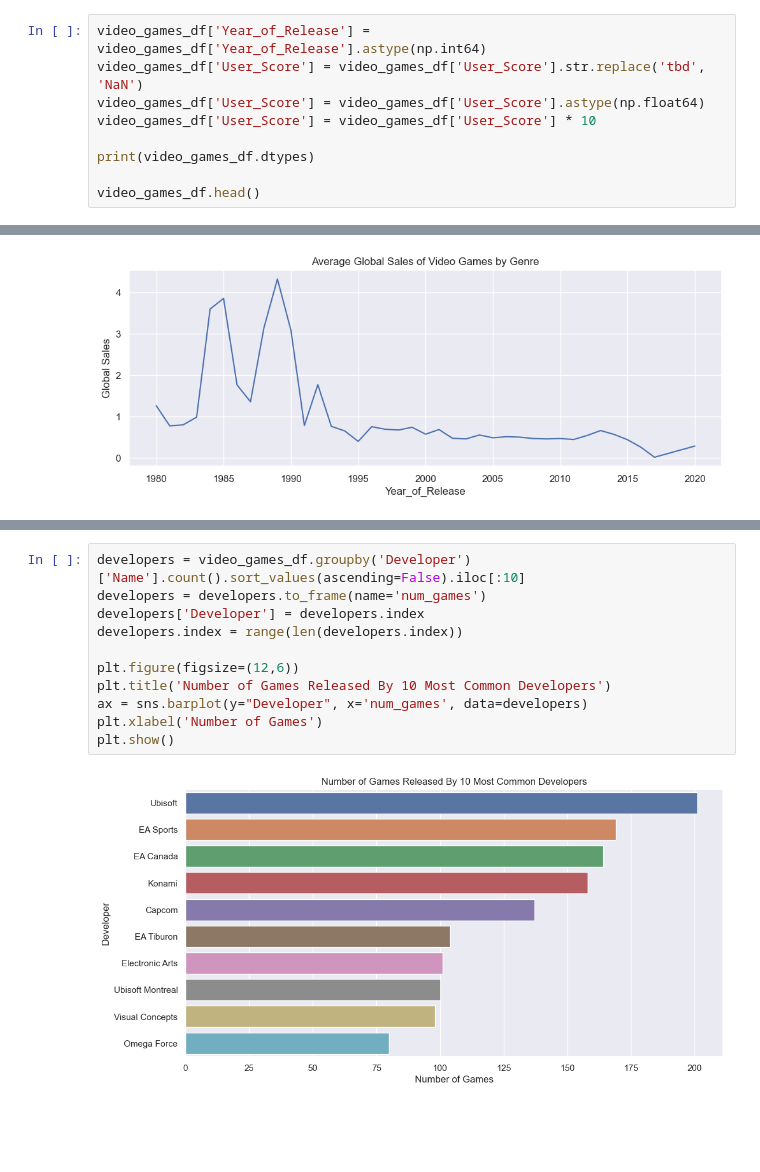
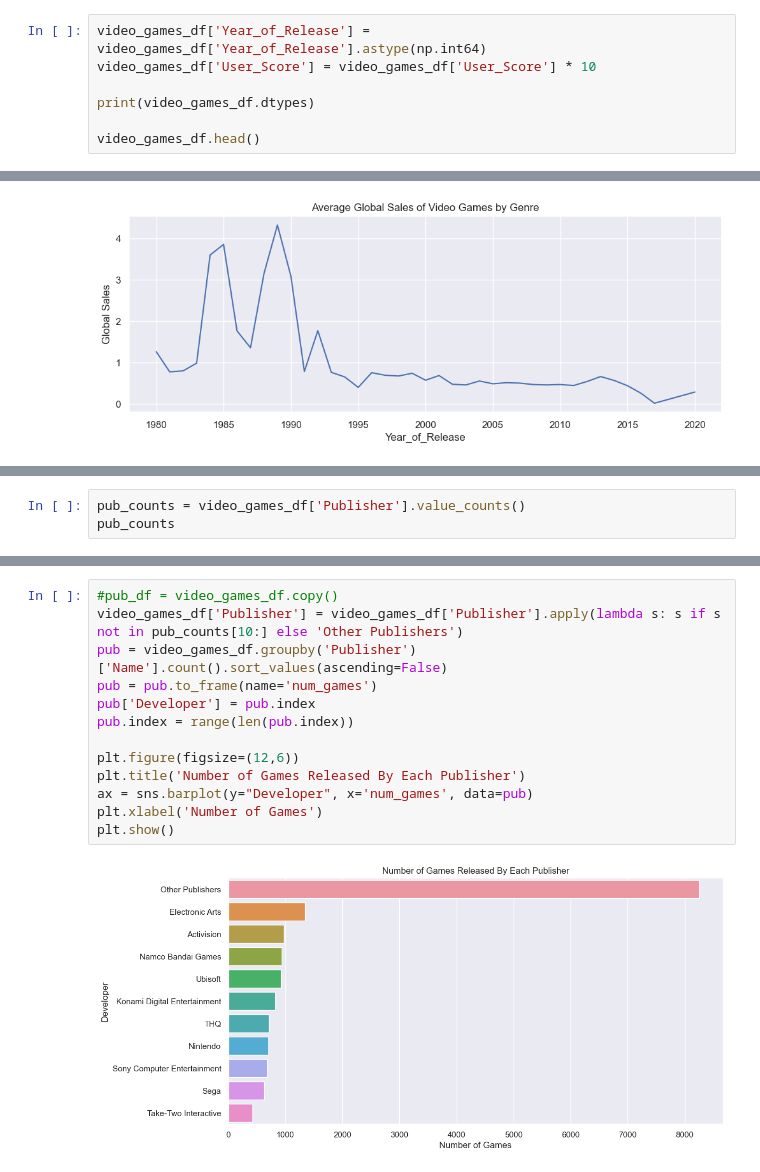
Before and after one commit to skalenjr/Video-Games-Sales-Analysis, a Jupyter notebook: VideoGames.ipynb, the cells around one changed output, grey strips where cells are left out. Drawn from its saved outputs; the diff is of its cells as text; blank space fills up the shorter version.

```diff
--- a/VideoGames.ipynb
+++ b/VideoGames.ipynb
@@ -179,7 +184,5 @@ The 'tbd' user scores need to be replaced with NaN values and the data type shou
 # %%
 video_games_df['Year_of_Release'] = video_games_df['Year_of_Release'].astype(np.int64)
-video_games_df['User_Score'] = video_games_df['User_Score'].str.replace('tbd', 'NaN')
-video_games_df['User_Score'] = video_games_df['User_Score'].astype(np.float64)
 video_games_df['User_Score'] = video_games_df['User_Score'] * 10
 
 print(video_games_df.dtypes)
@@ -641,0 +700,3 @@ Name: Developer, Length: 1680, dtype: int64
+# %%
+pub_counts = video_games_df['Publisher'].value_counts()
+pub_counts
@@ -642,14 +716,16 @@ Name: Developer, Length: 1680, dtype: int64
 # %%
-developers = video_games_df.groupby('Developer')['Name'].count().sort_values(ascending=False).iloc[:10]
-developers = developers.to_frame(name='num_games')
-developers['Developer'] = developers.index
-developers.index = range(len(developers.index))
+#pub_df = video_games_df.copy()
+video_games_df['Publisher'] = video_games_df['Publisher'].apply(lambda s: s if s not in pub_counts[10:] else 'Other Publishers')
+pub = video_games_df.groupby('Publisher')['Name'].count().sort_values(ascending=False)
+pub = pub.to_frame(name='num_games')
+pub['Developer'] = pub.index
+pub.index = range(len(pub.index))
 
 plt.figure(figsize=(12,6))
-plt.title('Number of Games Released By 10 Most Common Developers')
-ax = sns.barplot(y="Developer", x='num_games', data=developers)
+plt.title('Number of Games Released By Each Publisher')
+ax = sns.barplot(y="Developer", x='num_games', data=pub)
 plt.xlabel('Number of Games')
 plt.show()
 # %% [output]
-[figure, old version]
+[figure, new version]
 # %%
```
Also changed, not shown: parts of 29 cells of this notebook, 2 other files.
